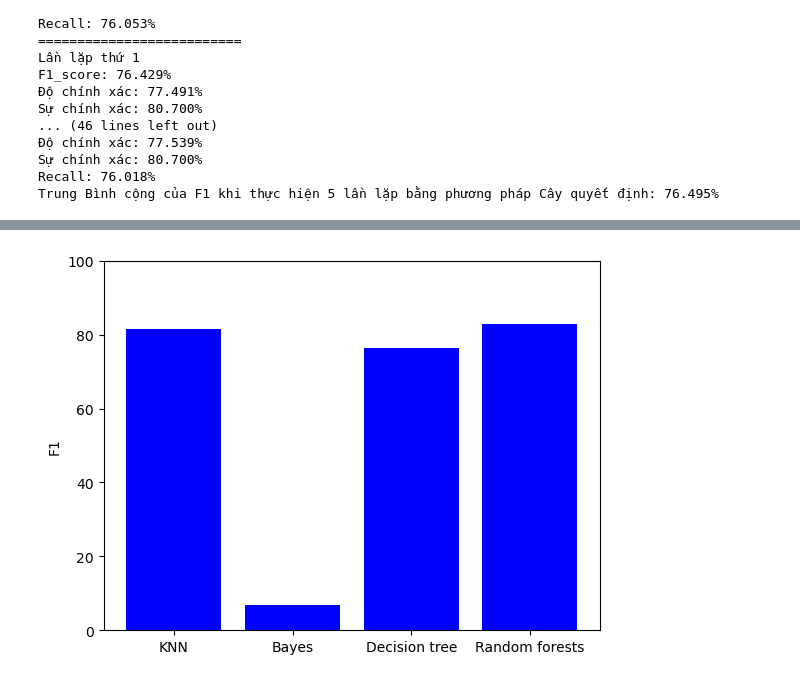
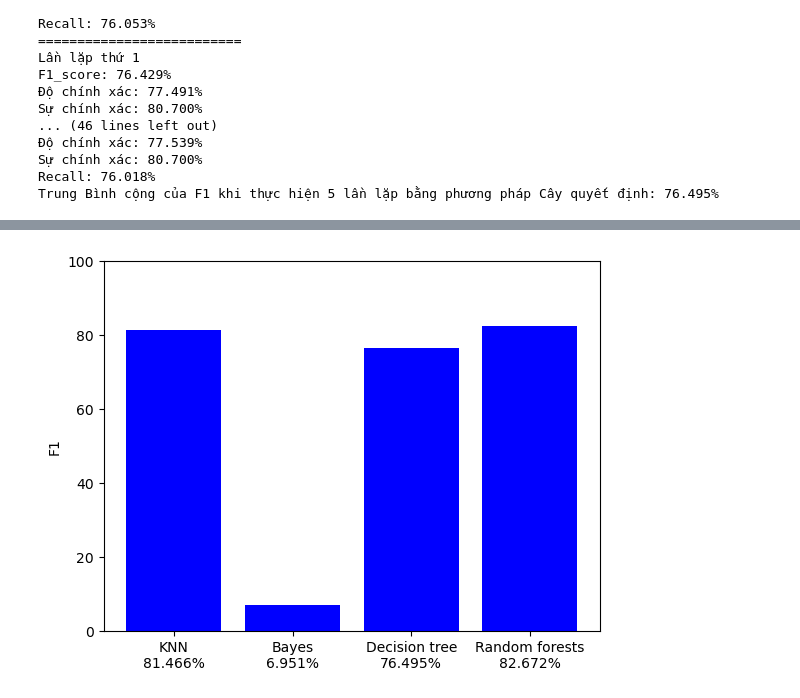
Before and after one commit to GiaBao0510/DoAn_MHUD, a Jupyter notebook: try.ipynb, the cells around one changed output, grey strips where cells are left out. Cells and saved outputs as stored; diff of their text form; code cells hidden in the pictures.

```diff
--- a/try.ipynb
+++ b/try.ipynb
@@ -312,11 +312,15 @@ Trung Bình cộng của F1 khi thực hiện 5 lần lặp bằng phương phá
 # %%
 #Vẽ biểu đồ so sánh độ chính xác F1 của 3 giải thuật trên
 BieuDoSoSanh = plt
-GiaiThuat = ['KNN','Bayes','Decision tree','Random forests']
+GiaiThuat = [f'KNN\n{(tongKQF1_KNN/lap)*100:.3f}%' ,
+             f'Bayes\n{(TongKQF1_bayes/lap)*100:.3f}%',
+             f'Decision tree\n{(TongKQ_DTC/lap)*100:.3f}%',
+             f'Random forests\n{(TongKQF1_RF/lap)*100:.3f}%']
+
 KQ = [(tongKQF1_KNN/lap)*100,(TongKQF1_bayes/lap)*100,(TongKQ_DTC/lap)*100,(TongKQF1_RF/lap)*100]
 BieuDoSoSanh.ylabel('F1')
 BieuDoSoSanh.bar(GiaiThuat,KQ,color='blue')
 BieuDoSoSanh.ylim(0,100)
 BieuDoSoSanh.show()
 # %% [output]
-[figure, old version]
+[figure, new version]
```
Also changed, not shown: parts of 1 cell of this notebook, 1 other file.
